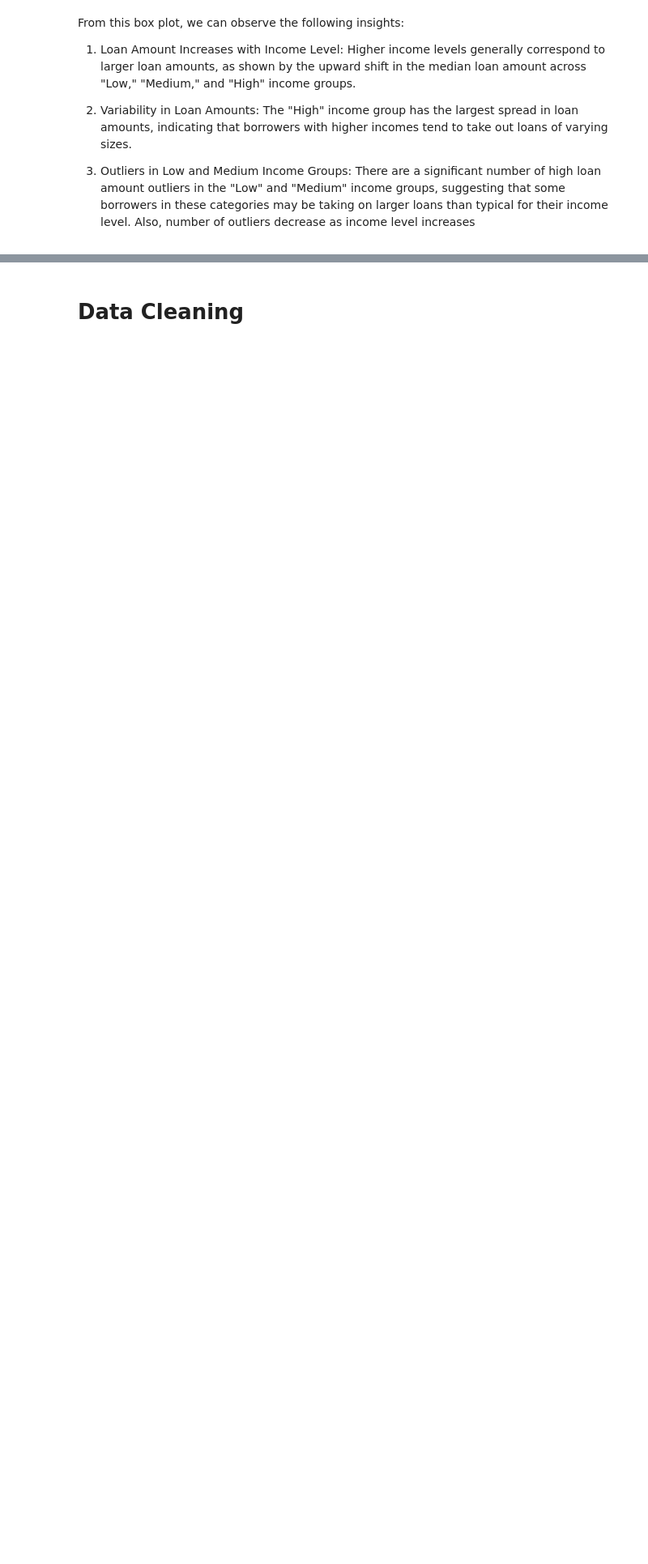
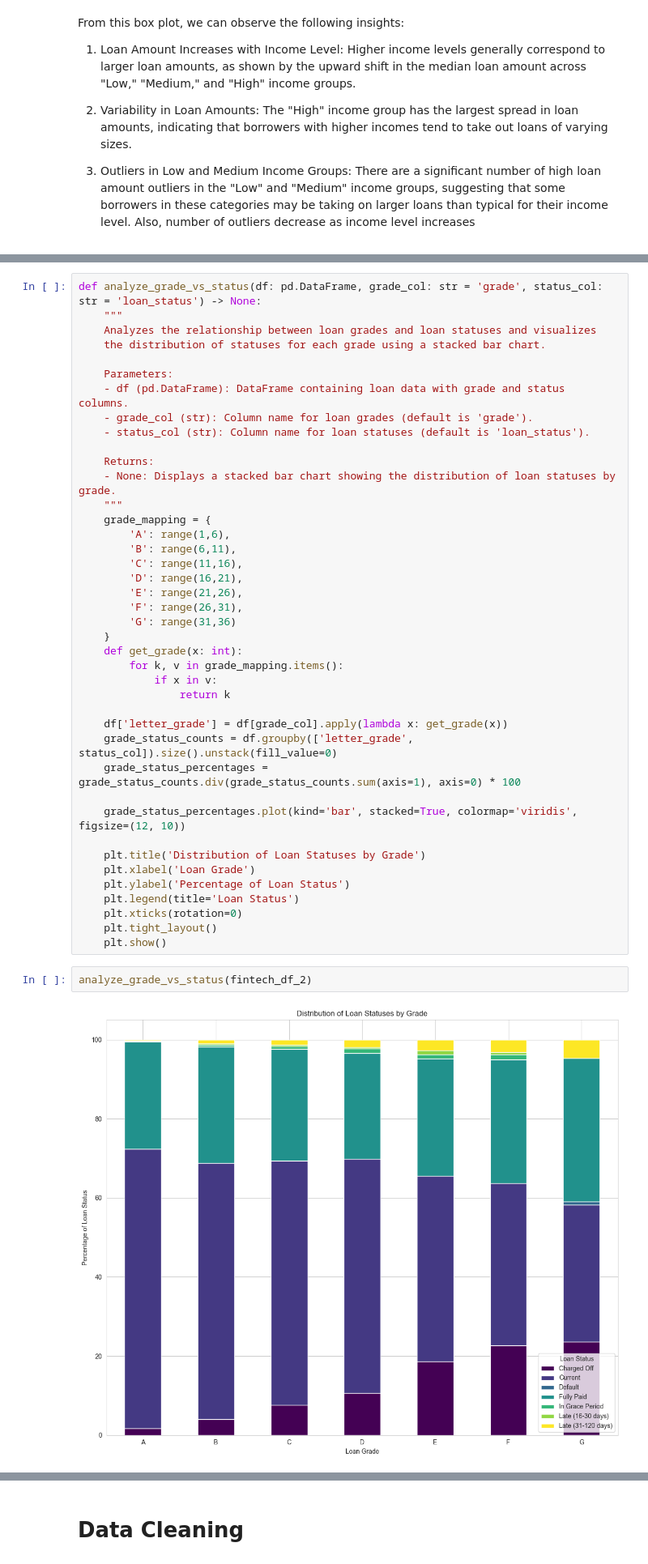
Before and after one commit to alyraafat/Data-Engineering-Project, a Jupyter notebook: M1_MET_P2_52_1008.ipynb, the cells around one changed output, grey strips where cells are left out. Shown at 81% size. Drawn from its saved outputs; the diff is of its cells as text; blank space fills up the shorter version.

```diff
--- a/M1_MET_P2_52_1008.ipynb
+++ b/M1_MET_P2_52_1008.ipynb
@@ -316,0 +377,45 @@ From this box plot, we can observe the following insights:
+# %%
+def analyze_grade_vs_status(df: pd.DataFrame, grade_col: str = 'grade', status_col: str = 'loan_status') -> None:
+    """
+    Analyzes the relationship between loan grades and loan statuses and visualizes
+    the distribution of statuses for each grade using a stacked bar chart.
+
+    Parameters:
+    - df (pd.DataFrame): DataFrame containing loan data with grade and status columns.
+    - grade_col (str): Column name for loan grades (default is 'grade').
+    - status_col (str): Column name for loan statuses (default is 'loan_status').
+
+    Returns:
+    - None: Displays a stacked bar chart showing the distribution of loan statuses by grade.
+    """
+    grade_mapping = {
+        'A': range(1,6),
+        'B': range(6,11),
+        'C': range(11,16),
+        'D': range(16,21),
+        'E': range(21,26),
+        'F': range(26,31),
+        'G': range(31,36)
+    }
+    def get_grade(x: int):
+        for k, v in grade_mapping.items():
+            if x in v:
+                return k
+
+    df['letter_grade'] = df[grade_col].apply(lambda x: get_grade(x))
+    grade_status_counts = df.groupby(['letter_grade', status_col]).size().unstack(fill_value=0)
+    grade_status_percentages = grade_status_counts.div(grade_status_counts.sum(axis=1), axis=0) * 100
+
+    grade_status_percentages.plot(kind='bar', stacked=True, colormap='viridis', figsize=(12, 10))
+
+    plt.title('Distribution of Loan Statuses by Grade')
+    plt.xlabel('Loan Grade')
+    plt.ylabel('Percentage of Loan Status')
+    plt.legend(title='Loan Status')
+    plt.xticks(rotation=0)
+    plt.tight_layout()
+    plt.show()
+# %%
+analyze_grade_vs_status(fintech_df_2)
+# %% [output]
+[figure, added]
```
Also changed, not shown: parts of 81 cells of this notebook.
